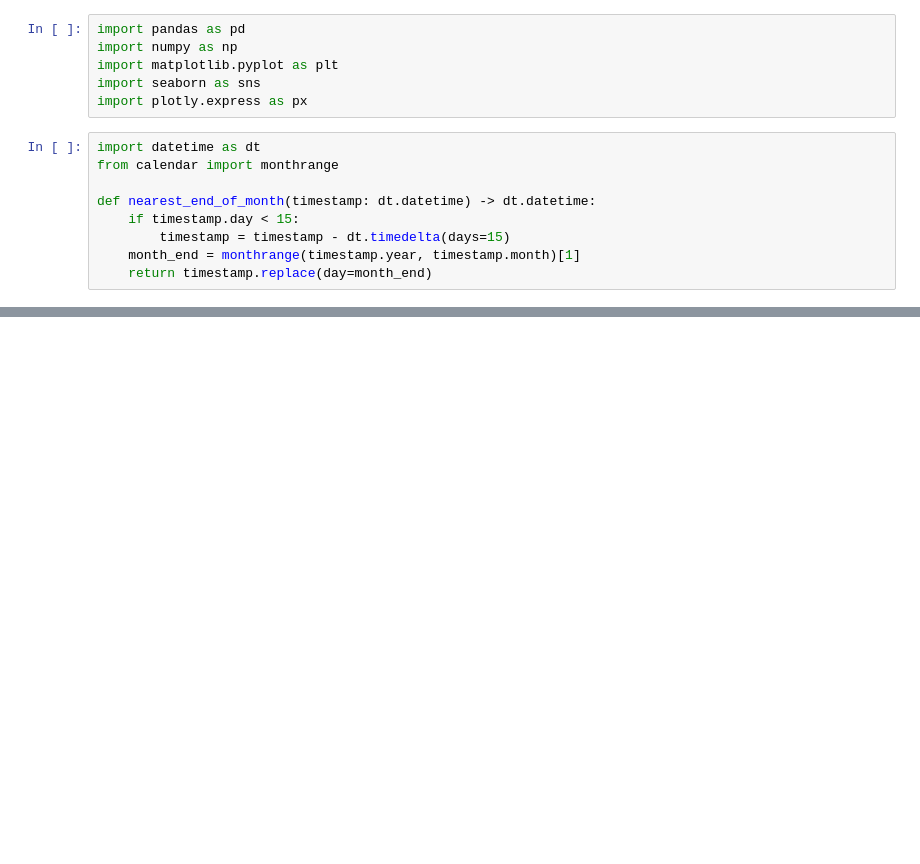
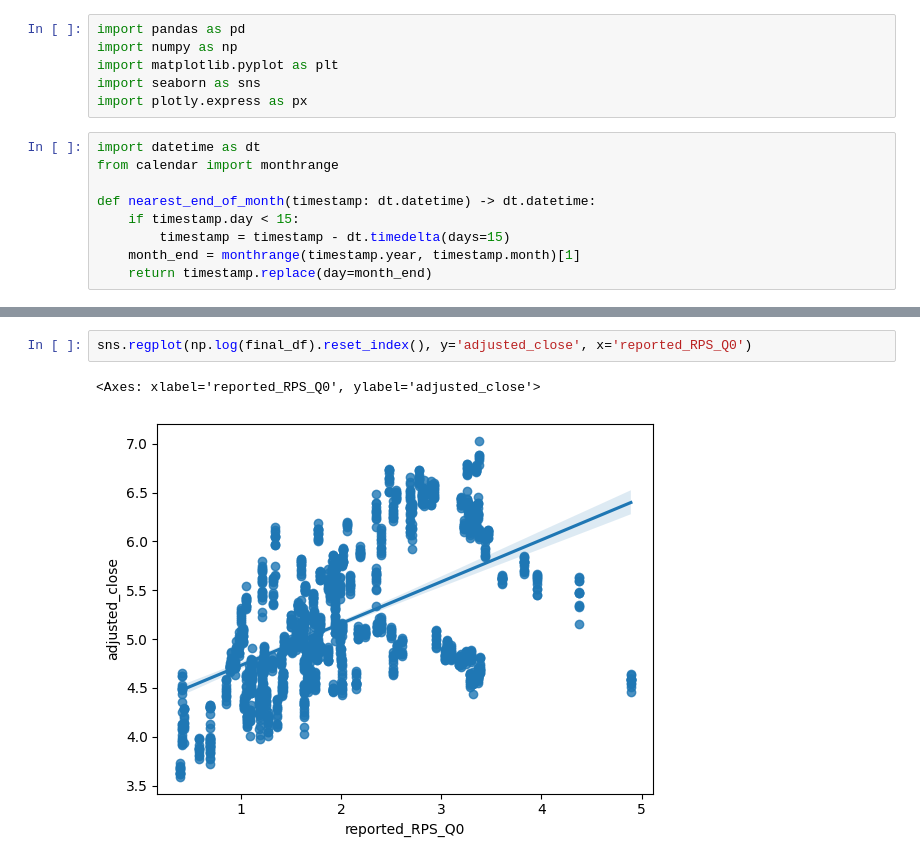
Before and after one commit to nerdmanPc/stock_market_analisys, a Jupyter notebook: exploration_3.ipynb, the cells around one changed output, grey strips where cells are left out. Cells and saved outputs as stored; diff of their text form; blank space fills up the shorter version.

```diff
--- a/exploration_3.ipynb
+++ b/exploration_3.ipynb
@@ -100,0 +234,5 @@ quarters
+# %%
+sns.regplot(np.log(final_df).reset_index(), y='adjusted_close', x='reported_RPS_Q0')
+# %% [output]
+<Axes: xlabel='reported_RPS_Q0', ylabel='adjusted_close'>
+[figure, added]
```
Also changed, not shown: parts of 16 cells of this notebook.
